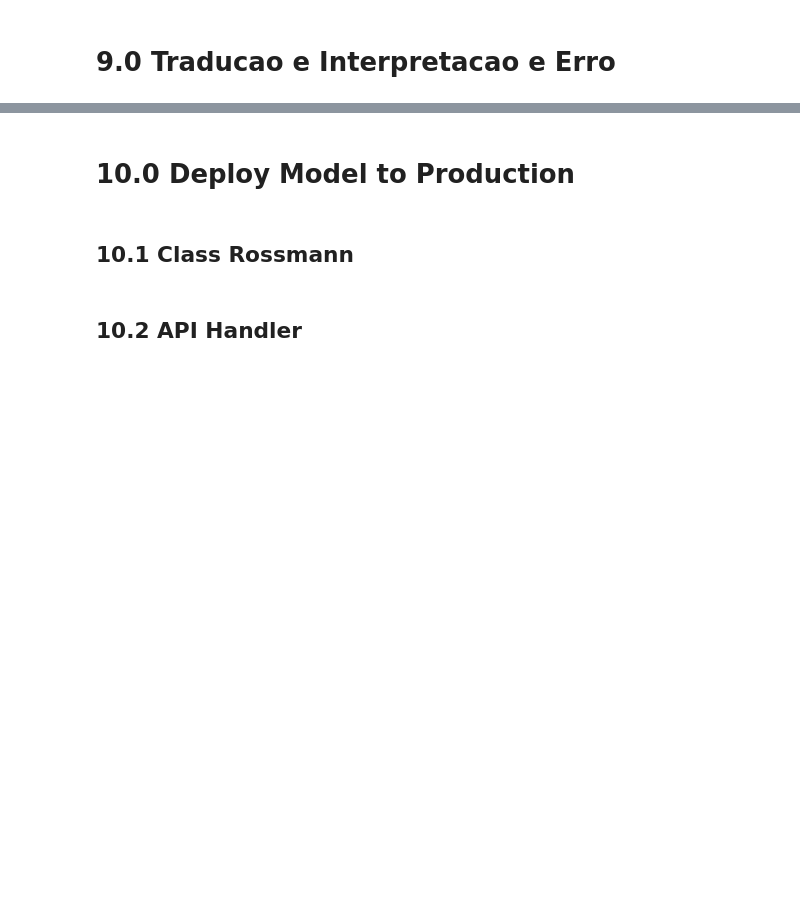
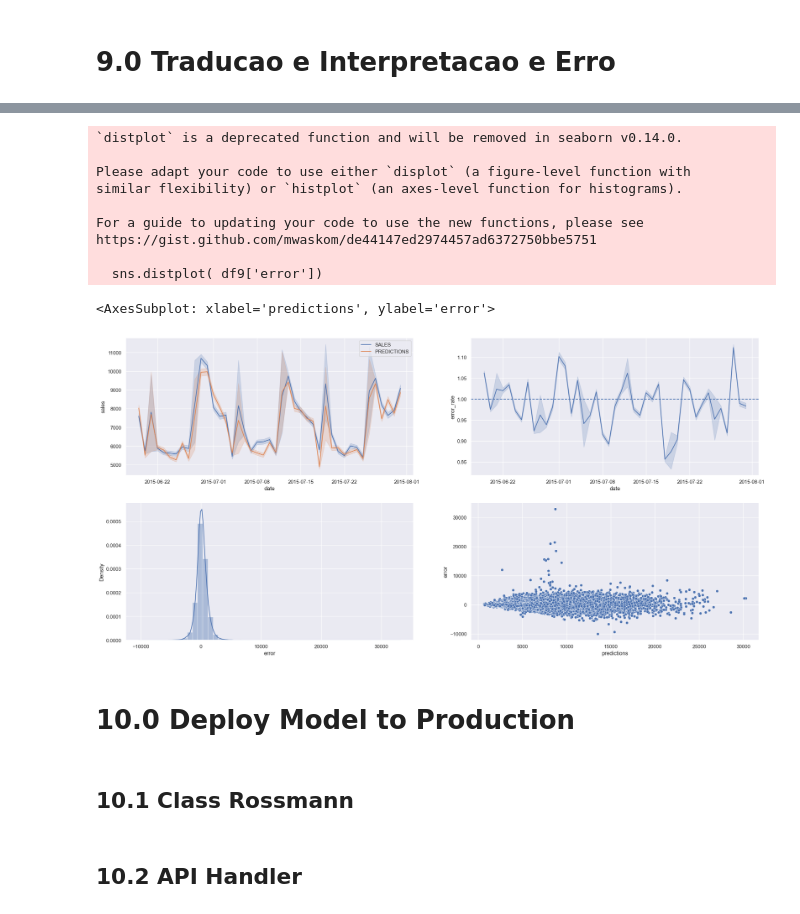
Before and after one commit to jefslima/Rossmann-Store-Prediction, a Jupyter notebook: notebook/Rossmann_Store_Sales_M11.ipynb, the cells around one changed output, grey strips where cells are left out. Cells and saved outputs as stored; diff of their text form; code cells hidden in the pictures; blank space fills up the shorter version.

```diff
--- a/notebook/Rossmann_Store_Sales_M11.ipynb
+++ b/notebook/Rossmann_Store_Sales_M11.ipynb
@@ -1119,0 +1435,3 @@ df9 = X_test[cols_selected_boruta_full]
+# %%
+df9['error'] = df9['sales'] - df9['predictions']
+df9['error_rate'] = df9['predictions'] / df9['sales']
@@ -1120,3 +1458,29 @@ df9 = X_test[cols_selected_boruta_full]
+# %%
+plt.subplot( 2, 2, 1)
+sns.lineplot( x='date', y='sales', data=df9, label='SALES')
+sns.lineplot( x='date', y='predictions', data=df9, label='PREDICTIONS')
+
+plt.subplot( 2, 2, 2)
+sns.lineplot( x='date', y='error_rate', data=df9)
+plt.axhline(1, linestyle='--')
+
+plt.subplot( 2, 2, 3)
+sns.distplot( df9['error'])
+
+plt.subplot( 2, 2, 4)
+sns.scatterplot( data=df9, x='predictions', y='error',  palette="deep")
+# %% [output]
+`distplot` is a deprecated function and will be removed in seaborn v0.14.0.
+
+Please adapt your code to use either `displot` (a figure-level function with
+similar flexibility) or `histplot` (an axes-level function for histograms).
+
+For a guide to updating your code to use the new functions, please see
+https://gist.github.com/mwaskom/de44147ed2974457ad6372750bbe5751
+
+  sns.distplot( df9['error'])
+<AxesSubplot: xlabel='predictions', ylabel='error'>
+[figure, added]
 # %% [markdown]
 # 10.0 Deploy Model to Production
 # %% [markdown]
```
Also changed, not shown: parts of 89 cells of this notebook, 19 other files.
